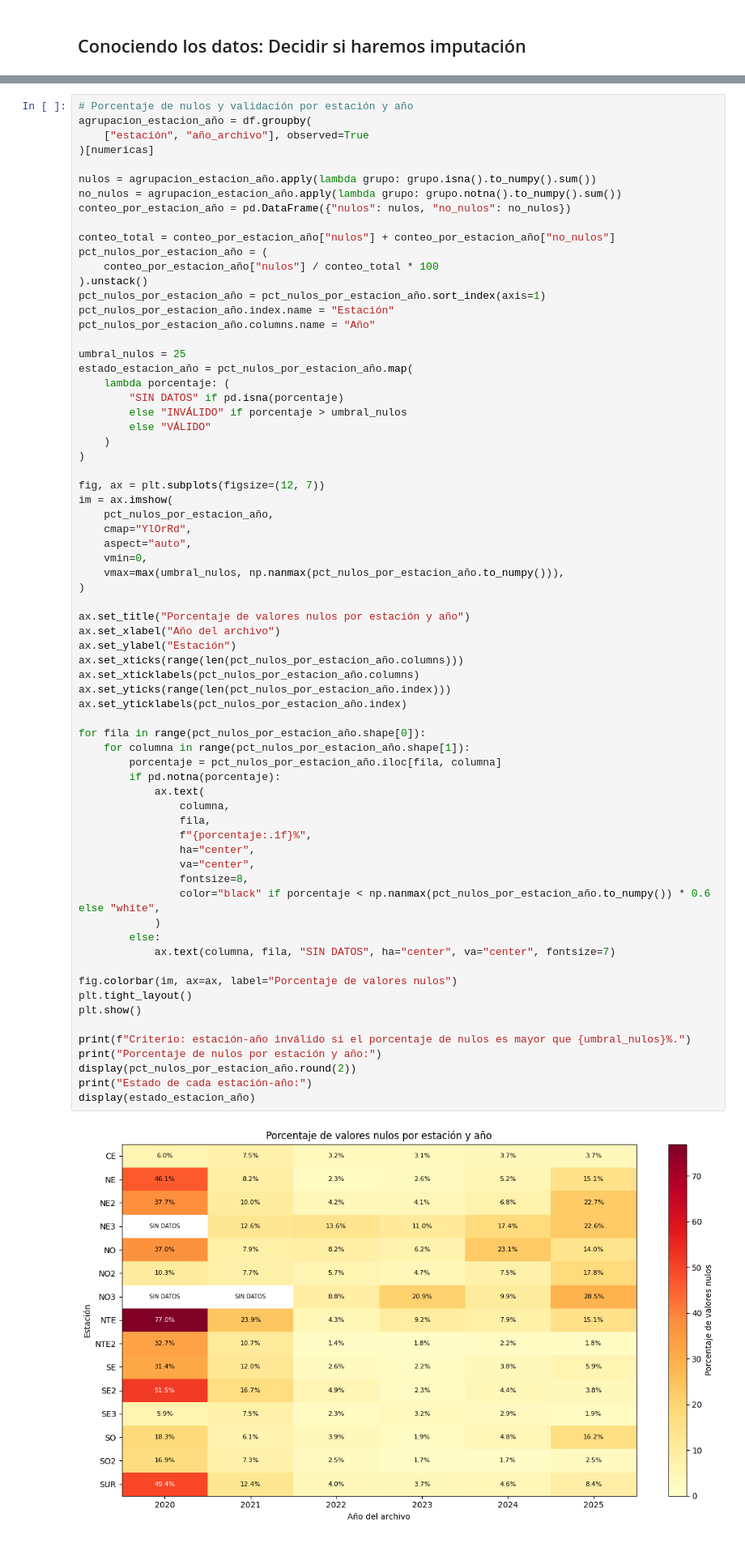
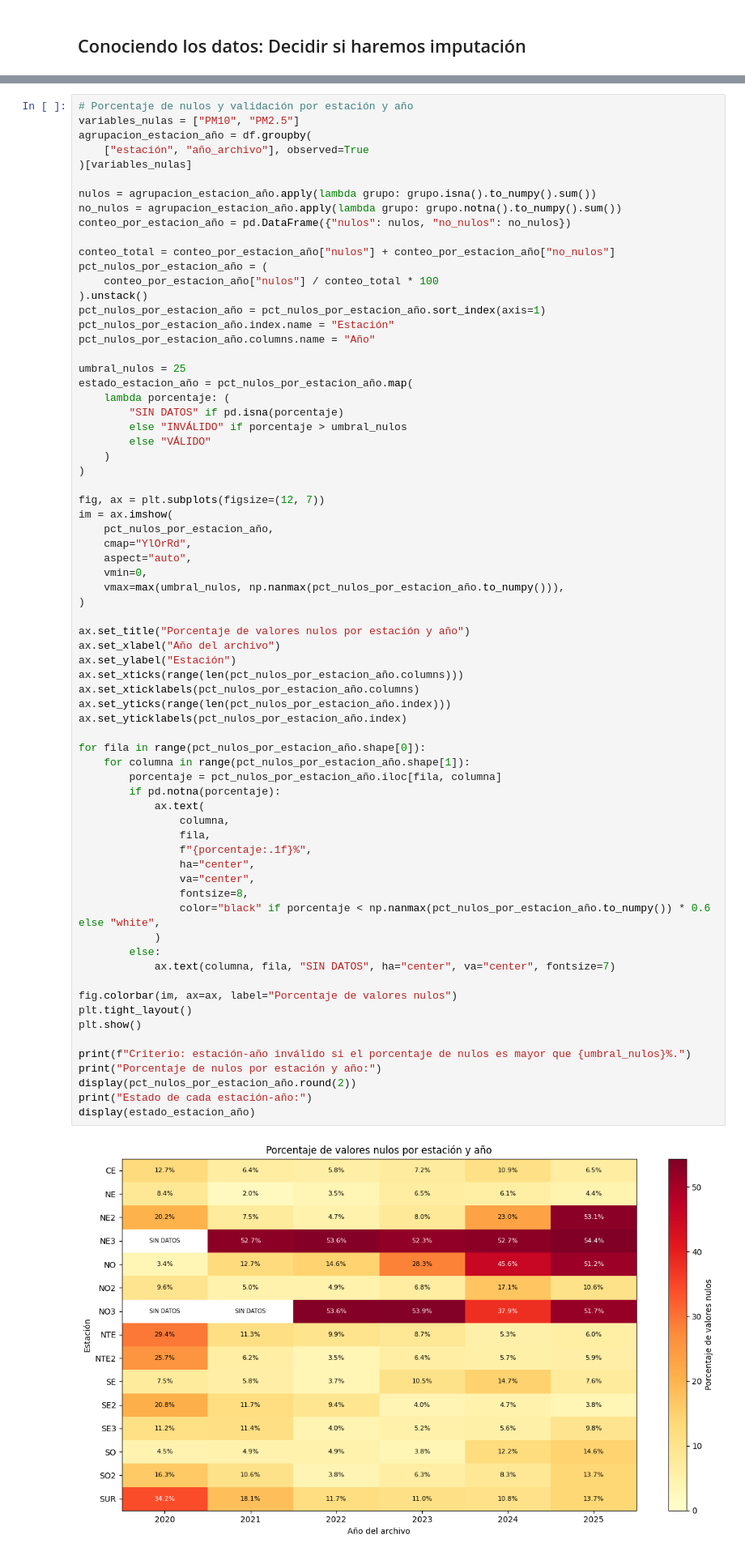
Before and after one commit to andreacldp/Multivariados_SIMA, a Jupyter notebook: limpieza_datos.ipynb, the cells around one changed output, grey strips where cells are left out. Shown at 81% size. Saved outputs shown, nothing was run; the diff lists cells and outputs as text.

```diff
--- a/limpieza_datos.ipynb
+++ b/limpieza_datos.ipynb
@@ -753,9 +753,10 @@ for variable in ["PM2.5", "PM10"]:
 | 2025 | 2522 | 62437 |
 # %%
 # Porcentaje de nulos y validación por estación y año
+variables_nulas = ["PM10", "PM2.5"]
 agrupacion_estacion_año = df.groupby(
     ["estación", "año_archivo"], observed=True
-)[numericas]
+)[variables_nulas]
 
 nulos = agrupacion_estacion_año.apply(lambda grupo: grupo.isna().to_numpy().sum())
 no_nulos = agrupacion_estacion_año.apply(lambda grupo: grupo.notna().to_numpy().sum())
@@ -794,34 +795,34 @@ ax.set_xticks(range(len(pct_nulos_por_estacion_año.columns)))
 ax.set_xticklabels(pct_nulos_por_estacion_año.columns)
 ax.set_yticks(range(len(pct_nulos_por_estacion_año.index)))
 ax.set_yticklabels(pct_nulos_por_estacion_año.index)
 
 for fila in range(pct_nulos_por_estacion_año.shape[0]):
     for columna in range(pct_nulos_por_estacion_año.shape[1]):
         porcentaje = pct_nulos_por_estacion_año.iloc[fila, columna]
         if pd.notna(porcentaje):
             ax.text(
                 columna,
                 fila,
                 f"{porcentaje:.1f}%",
                 ha="center",
                 va="center",
                 fontsize=8,
                 color="black" if porcentaje < np.nanmax(pct_nulos_por_estacion_año.to_numpy()) * 0.6 else "white",
             )
         else:
             ax.text(columna, fila, "SIN DATOS", ha="center", va="center", fontsize=7)
 
 fig.colorbar(im, ax=ax, label="Porcentaje de valores nulos")
 plt.tight_layout()
 plt.show()
 
 print(f"Criterio: estación-año inválido si el porcentaje de nulos es mayor que {umbral_nulos}%.")
 print("Porcentaje de nulos por estación y año:")
 display(pct_nulos_por_estacion_año.round(2))
 print("Estado de cada estación-año:")
 display(estado_estacion_año)
 # %% [output]
-[figure, old version]
+[figure, new version]
 Criterio: estación-año inválido si el porcentaje de nulos es mayor que 25%.
 Porcentaje de nulos por estación y año:
 | Año | 2020 | 2021 | 2022 | 2023 | 2024 | 2025 |
```
Also changed, not shown: parts of 2 cells of this notebook, 1 other file.
